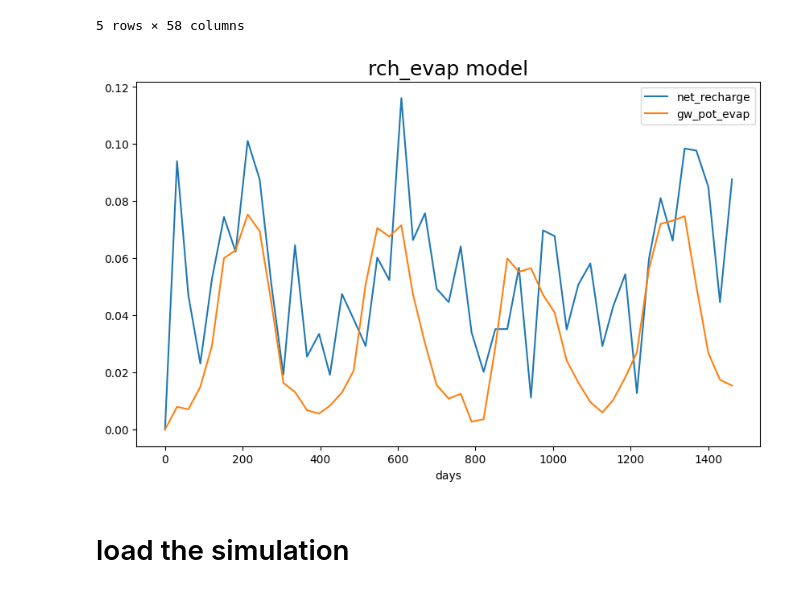
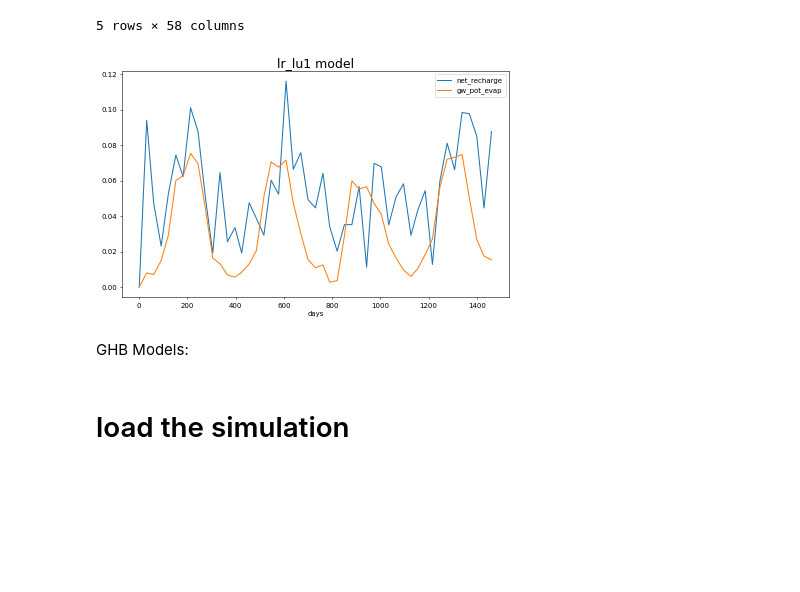
Before and after one commit to nikobenho/hagfors_gwm, a Jupyter notebook: notebooks/scripted_lumpyrem_setup.ipynb, the cells around one changed output. Drawn from its saved outputs; the diff is of its cells as text; code cells hidden in the pictures; blank space fills up the shorter version.

```diff
--- a/notebooks/scripted_lumpyrem_setup.ipynb
+++ b/notebooks/scripted_lumpyrem_setup.ipynb
@@ -37,7 +31,8 @@ os.listdir(lr_ws)
 # %%
 # initiate the model and write the in files. What about rbuf & mbuf?
-rch_evap = lr.lumprem.Model(
-    model_name ='hagfors',
+# landuse model for recharge, evap
+lr_lu1 = lr.lumprem.Model(
+    model_name = 'lu1',
     workspace = lr_ws,
     irrigvolfrac = 0.0,
     rainfile = 'rainfall.dat',
@@ -47,11 +42,12 @@ rch_evap = lr.lumprem.Model(
     ks = 43.2 # 43.2 m/day = 0.0005 m/s ≈ reasonable initial guess considering local geology
 )
 # %%
-rch_evap.write_model(
+lr_lu1.write_model(
     start_date = '01/01/2016',
     end_date = '01/01/2020',
     noutdays='monthly',
     mxiter = 500,
 )
+lr_lu1.run_model(version=2)
 # %% [output]
 LUMPREM model input file written to:
@@ -82,6 +70,6 @@ rch_evap.run_model(version=2)
 # %%
 # get model results
-results = rch_evap.get_results()
+results = lr_lu1.get_results()
 display(results.head())
 # %% [output]
 |  | days | vol_upper | vol_lower | vol_drain | vol_macro | del_vol_upper | del_vol_lower | del_vol_drain | ... |
@@ -102,15 +90,17 @@ display(results.tail())
 | 48 | 1461 | 0.024696 | 0.0 | 0.005877 | 0.0 | -0.005379 | 0.0 | -0.017873 | ... |
 5 rows × 58 columns
 # %%
-fig = plt.figure(figsize=(10, 6), dpi=100)
+fig = plt.figure(figsize=(10, 6), dpi=50)
 ax = fig.add_subplot(1, 1, 1)
 plt.ticklabel_format(axis='both', style='plain', useOffset=False) #Show coordinates
-ax.set_title('rch_evap model', fontsize=18)
+ax.set_title('lr_lu1 model', fontsize=18)
 
 results.plot('days','net_recharge', ax=ax)
 results.plot('days', 'gw_pot_evap', ax=ax)
 
 plt.legend()
 plt.show()
 # %% [output]
-[figure, old version]
+[figure, new version]
+# %% [markdown]
+GHB Models:
```
Also changed, not shown: parts of 27 cells of this notebook, 53 other files.
